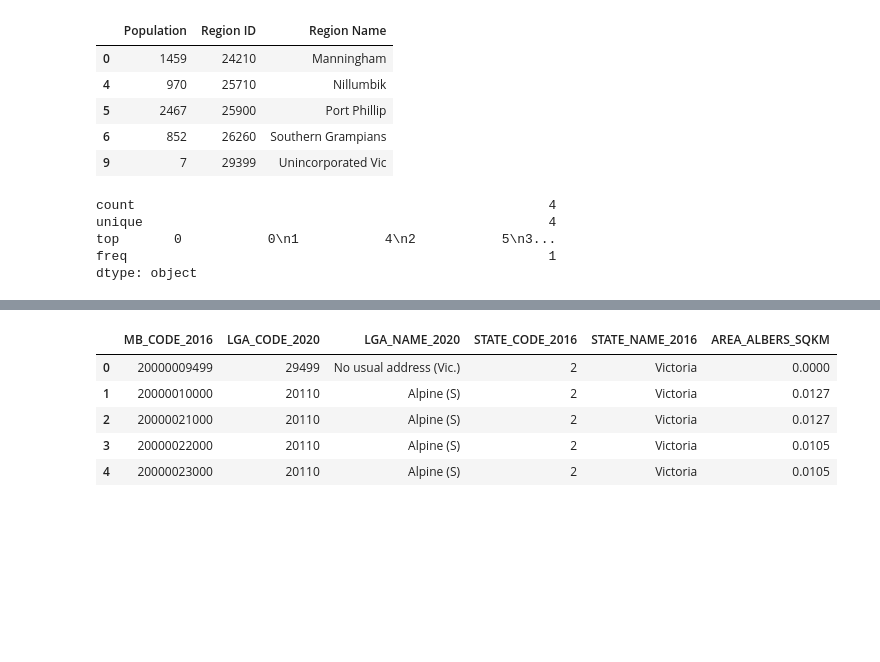
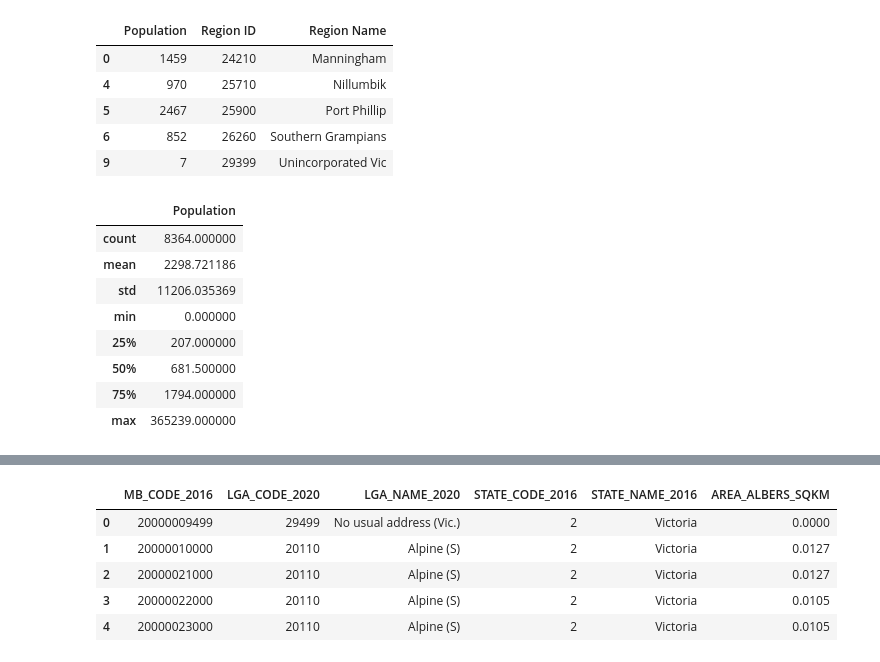
Before and after one commit to DanteC1997/Team3Project2, a Jupyter notebook: API - Project 2.ipynb, the cells around one changed output, grey strips where cells are left out. Saved outputs shown, nothing was run; the diff lists cells and outputs as text; code cells hidden in the pictures; blank space fills up the shorter version.

```diff
--- a/API - Project 2.ipynb
+++ b/API - Project 2.ipynb
@@ -157,11 +184,15 @@ See the caveats in the documentation: https://pandas.pydata.org/pandas-docs/stab
 | 6 | 852 | 26260 | Southern Grampians |
 | 9 | 7 | 29399 | Unincorporated Vic |
 # %%
-abs_clean.describe()
+abs_clean_df.describe()
 # %% [output]
-count                                                     4
-unique                                                    4
-top       0           0\n1           4\n2           5\n3...
-freq                                                      1
-dtype: object
+|  | Population |
+| count | 8364.000000 |
+| mean | 2298.721186 |
+| std | 11206.035369 |
+| min | 0.000000 |
+| 25% | 207.000000 |
+| 50% | 681.500000 |
+| 75% | 1794.000000 |
+| max | 365239.000000 |
 # %%
```
Also changed, not shown: parts of 7 cells of this notebook, 1 other file.
